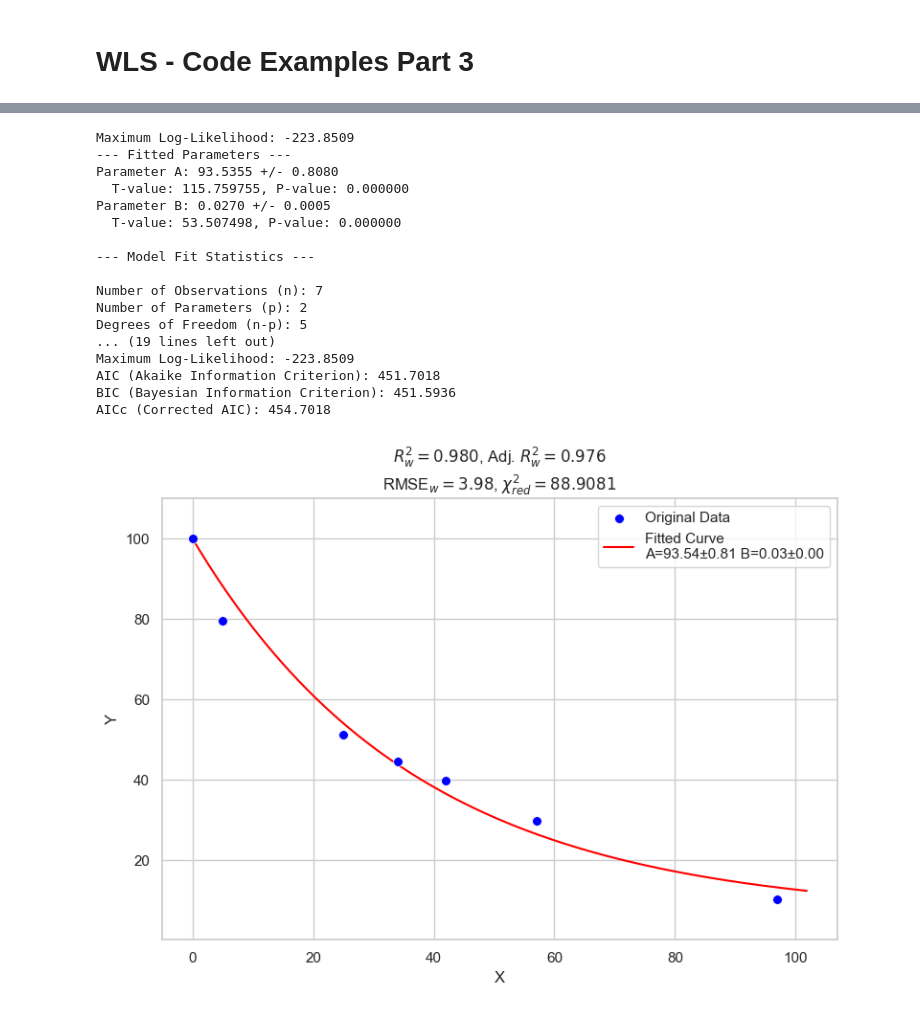
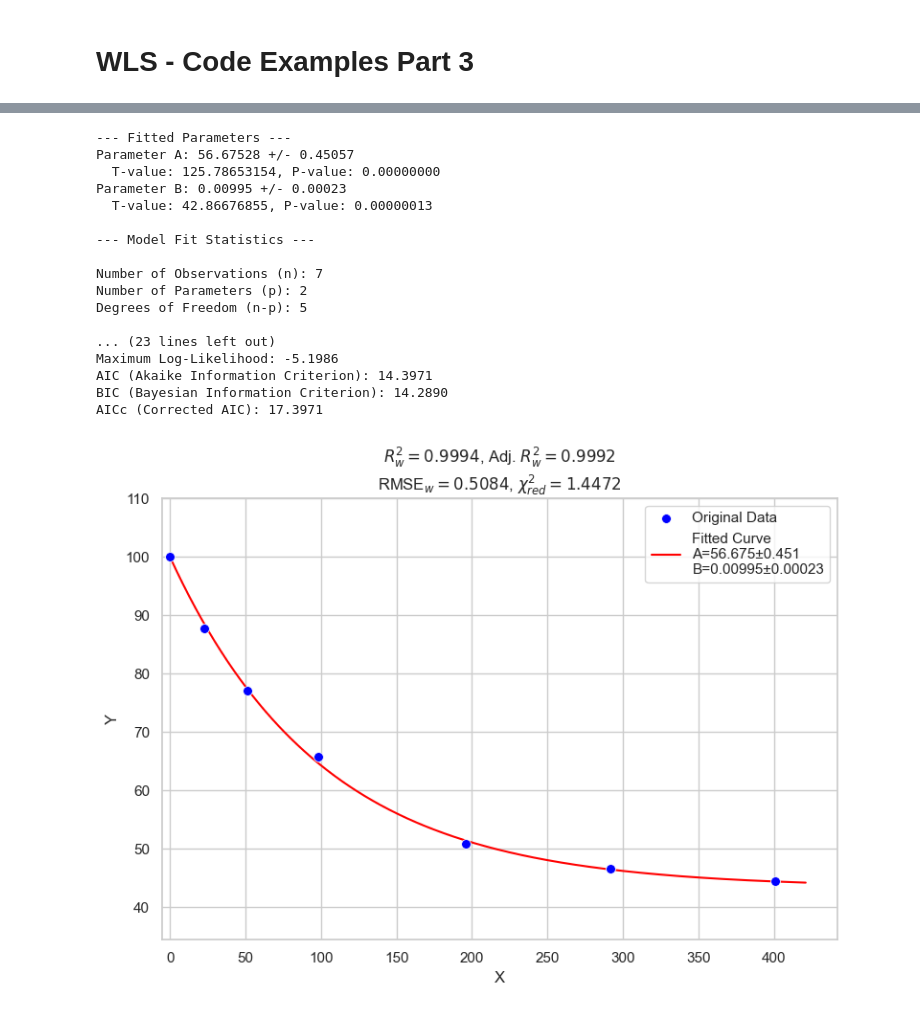
Before and after one commit to Yakovliev/quantopia, a Jupyter notebook: book/_build/jupyter_execute/math/01_basics/weighted-least-squares-code-3.ipynb, the cells around one changed output, grey strips where cells are left out. Drawn from its saved outputs; the diff is of its cells as text; code cells hidden in the pictures.

```diff
--- a/book/_build/jupyter_execute/math/01_basics/weighted-least-squares-code-3.ipynb
+++ b/book/_build/jupyter_execute/math/01_basics/weighted-least-squares-code-3.ipynb
@@ -31,8 +47,17 @@ def model_function(x, A, B):
 # Initial guess for parameters A and B
 initial_guess = [50, 0.01]
 # %%
-x = np.array([0, 5, 25, 34, 42, 57, 97])
-y_obs = np.array([100, 79.7, 51.3, 44.6, 39.8, 29.9, 10.3])
+# # Dataset 1
+# x = np.array([0, 5, 25, 34, 42, 57, 97])
+# y_obs = np.array([100, 79.7, 51.3, 44.6, 39.8, 29.9, 10.3])
+
+# # Dataset 2
+# x = np.array([0, 19, 45, 104, 191, 294, 391])
+# y_obs = np.array([100, 80.4, 66.4, 50.1, 41.2, 28.5, 20.1])
+
+# # Dataset 3
+x = np.array([0, 23, 51, 98, 196, 292, 401])
+y_obs = np.array([100, 87.8, 77, 65.7, 50.9, 46.5, 44.4])
 
 # Define sigma for Weighted Least Squares
 sigma = np.full_like(y_obs, 0.5, dtype=float)
@@ -45,14 +70,6 @@ results['x_data'] = x
 results['y_data'] = y_obs
 results['sigma'] = sigma
 results['weights'] = weights
-
-# # Dataset 2
-# x = np.array([0, 19, 45, 104, 191, 294, 391])
-# y_obs = np.array([100, 80.4, 66.4, 50.1, 41.2, 28.5, 20.1])
-
-# # Dataset 3
-# x = np.array([0, 23, 51, 98, 196, 292, 401])
-# y_obs = np.array([100, 87.8, 77, 65.7, 50.9, 46.5, 44.4])
 # %%
 # curve_fit returns:
 # popt: Optimal values for the parameters so that the sum of the squared residuals is minimized.
@@ -577,16 +566,20 @@ def draw_curve_fit(results, model_function):
     y_plot = model_function(x_plot, *popt)
 
     label_text = f"Fitted Curve\n"
-    for i, (param, err) in enumerate(zip(popt, perr)):
-        label_text += f"{chr(ord('A') + i)}={param:.2f}±{err:.2f} "
+    if len(popt) > 0:
+        label_text += f"A={popt[0]:.3f}±{perr[0]:.3f}\n"
+    if len(popt) > 1:
+        label_text += f"B={popt[1]:.5f}±{perr[1]:.5f}"
+    # for i, (param, err) in enumerate(zip(popt, perr)):
+    #     label_text += f"{chr(ord('A') + i)}={param:.4f}±{err:.4f} "
 
     sns.lineplot(x=x_plot, y=y_plot, color='red', label=label_text.strip())
 
         # Create a dynamic title with key metrics
     title = (
-        f"$R^2_{{w}}={results['r_squared_weighted']:.3f}$, "
-        f"Adj. $R^2_{{w}}={results['r_squared_adj_weighted']:.3f}$\n"
-        f"RMSE$_{{w}}={results['rmse_weighted']:.2f}$, "
+        f"$R^2_{{w}}={results['r_squared_weighted']:.4f}$, "
+        f"Adj. $R^2_{{w}}={results['r_squared_adj_weighted']:.4f}$\n"
+        f"RMSE$_{{w}}={results['rmse_weighted']:.4f}$, "
         f"$\\chi^2_{{red}}={results['reduced_chi_squared']:.4f}$"
     )
 
@@ -602,34 +606,34 @@ def draw_curve_fit(results, model_function):
 # %%
-# Define the data and parameters for analysis
-x = np.array([0, 5, 25, 34, 42, 57, 97])
-y_obs = np.array([100, 79.7, 51.3, 44.6, 39.8, 29.9, 10.3])
+# Dataset 3
+x = np.array([0, 23, 51, 98, 196, 292, 401])
+y_obs = np.array([100, 87.8, 77, 65.7, 50.9, 46.5, 44.4])
 sigma = np.full_like(y_obs, 0.5, dtype=float)
 initial_guess = [50, 0.01]
 
 # Analyze the curve fit and get results
 fit_results = analyze_curve_fit(x, y_obs, sigma, model_function, initial_guess)
 
 # Print the metrics
 print_metrics(fit_results)
 
 # Draw the curve fit plot
 draw_curve_fit(fit_results, model_function)
 # %% [output]
-Maximum Log-Likelihood: -223.8509
 --- Fitted Parameters ---
-Parameter A: 93.5355 +/- 0.8080
-  T-value: 115.759755, P-value: 0.000000
-Parameter B: 0.0270 +/- 0.0005
-  T-value: 53.507498, P-value: 0.000000
+Parameter A: 56.67528 +/- 0.45057
+  T-value: 125.78653154, P-value: 0.00000000
+Parameter B: 0.00995 +/- 0.00023
+  T-value: 42.86676855, P-value: 0.00000013
 
 --- Model Fit Statistics ---
 
 Number of Observations (n): 7
 Number of Parameters (p): 2
 Degrees of Freedom (n-p): 5
-... (19 lines left out)
-Maximum Log-Likelihood: -223.8509
-AIC (Akaike Information Criterion): 451.7018
-BIC (Bayesian Information Criterion): 451.5936
-AICc (Corrected AIC): 454.7018
+
+... (23 lines left out)
+Maximum Log-Likelihood: -5.1986
+AIC (Akaike Information Criterion): 14.3971
+BIC (Bayesian Information Criterion): 14.2890
+AICc (Corrected AIC): 17.3971
-[figure, old version]
+[figure, new version]
```
Also changed, not shown: parts of 45 cells of this notebook, 28 other files.
